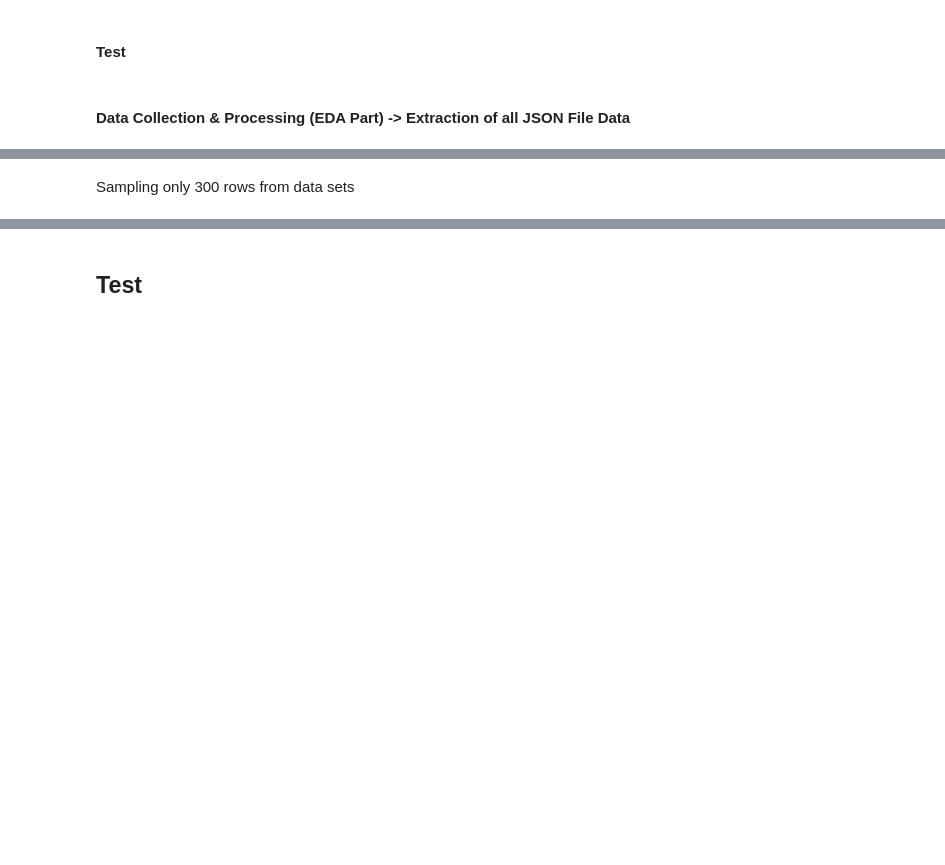
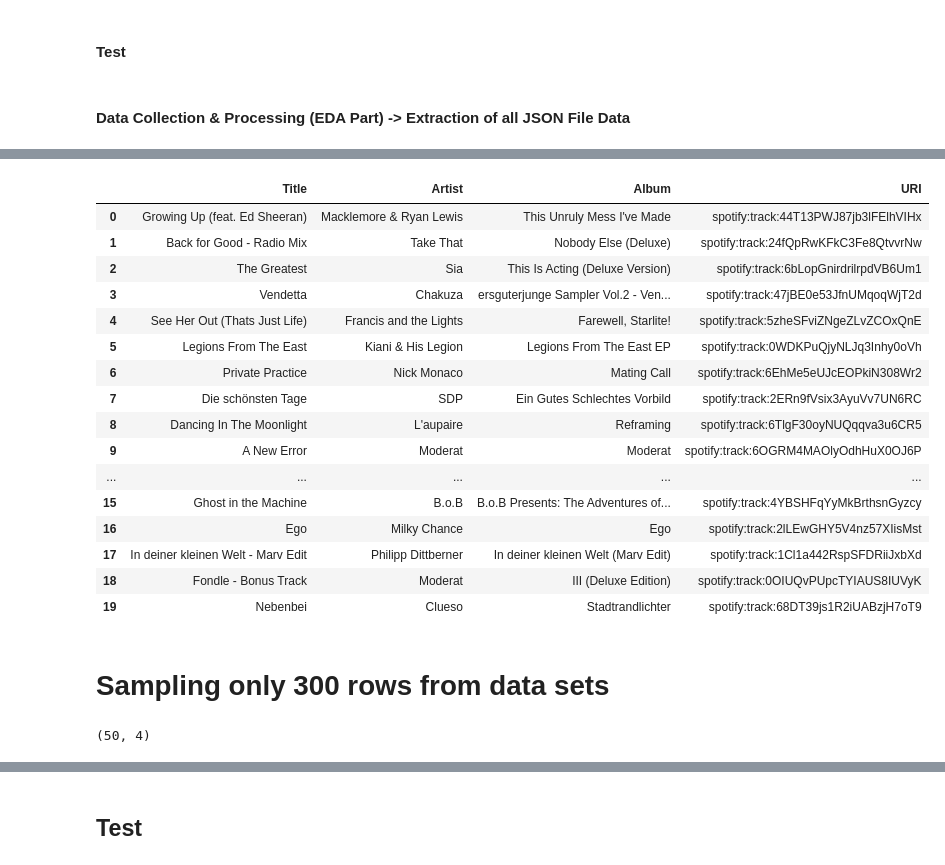
Before and after one commit to wadthyk/ms-thesis-recommender-systems, a Jupyter notebook: Spotify Audio Features Retrieval (WIP Test).ipynb, the cells around one changed output, grey strips where cells are left out. Saved outputs shown, nothing was run; the diff lists cells and outputs as text; code cells hidden in the pictures; blank space fills up the shorter version.

```diff
--- a/Spotify Audio Features Retrieval (WIP Test).ipynb
+++ b/Spotify Audio Features Retrieval (WIP Test).ipynb
@@ -191,0 +163,22 @@ df_han = dataframes.get("10_YourLibrary_han")
+# %%
+df_simon.head(20)
+# %% [output]
+|  | Title | Artist | Album | URI |
+| 0 | Growing Up (feat. Ed Sheeran) | Macklemore & Ryan Lewis | This Unruly Mess I've Made | spotify:track:44T13PWJ87jb3lFElhVIHx |
+| 1 | Back for Good - Radio Mix | Take That | Nobody Else (Deluxe) | spotify:track:24fQpRwKFkC3Fe8QtvvrNw |
+| 2 | The Greatest | Sia | This Is Acting (Deluxe Version) | spotify:track:6bLopGnirdrilrpdVB6Um1 |
+| 3 | Vendetta | Chakuza | ersguterjunge Sampler Vol.2 - Ven... | spotify:track:47jBE0e53JfnUMqoqWjT2d |
+| 4 | See Her Out (Thats Just Life) | Francis and the Lights | Farewell, Starlite! | spotify:track:5zheSFviZNgeZLvZCOxQnE |
+| 5 | Legions From The East | Kiani & His Legion | Legions From The East EP | spotify:track:0WDKPuQjyNLJq3Inhy0oVh |
+| 6 | Private Practice | Nick Monaco | Mating Call | spotify:track:6EhMe5eUJcEOPkiN308Wr2 |
+| 7 | Die schönsten Tage | SDP | Ein Gutes Schlechtes Vorbild | spotify:track:2ERn9fVsix3AyuVv7UN6RC |
+| 8 | Dancing In The Moonlight | L'aupaire | Reframing | spotify:track:6TlgF30oyNUQqqva3u6CR5 |
+| 9 | A New Error | Moderat | Moderat | spotify:track:6OGRM4MAOlyOdhHuX0OJ6P |
+| ... | ... | ... | ... | ... |
+| 15 | Ghost in the Machine | B.o.B | B.o.B Presents: The Adventures of... | spotify:track:4YBSHFqYyMkBrthsnGyzcy |
+| 16 | Ego | Milky Chance | Ego | spotify:track:2lLEwGHY5V4nz57XIisMst |
+| 17 | In deiner kleinen Welt - Marv Edit | Philipp Dittberner | In deiner kleinen Welt (Marv Edit) | spotify:track:1Cl1a442RspSFDRiiJxbXd |
+| 18 | Fondle - Bonus Track | Moderat | III (Deluxe Edition) | spotify:track:0OIUQvPUpcTYIAUS8IUVyK |
+| 19 | Nebenbei | Clueso | Stadtrandlichter | spotify:track:68DT39js1R2iUABzjH7oT9 |
+# %% [markdown]
+# Sampling only 300 rows from data sets
@@ -192,4 +198,4 @@ df_han = dataframes.get("10_YourLibrary_han")
 # %%
-df_soeren.shape
+df_wadthy_sampled.shape
+# %% [output]
+(50, 4)
-# %% [markdown]
-Sampling only 300 rows from data sets
```
Also changed, not shown: parts of 19 cells of this notebook, 2 other files.
